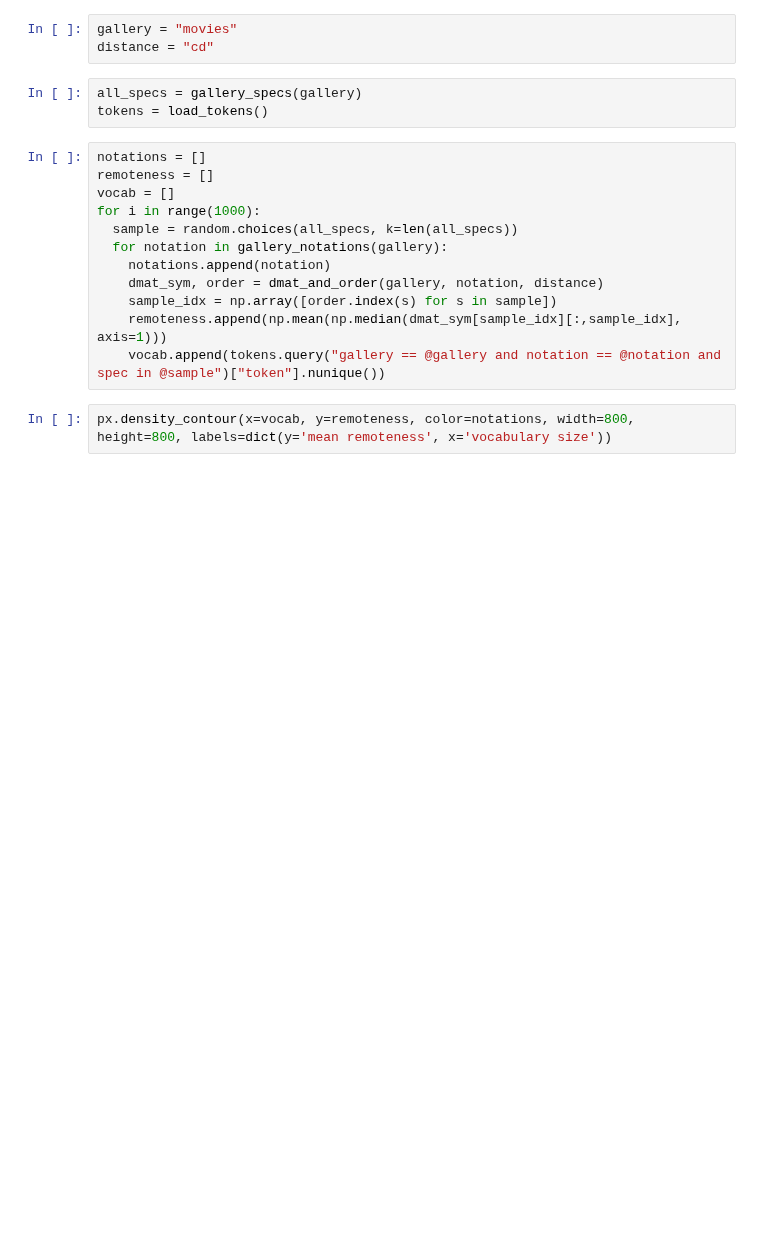
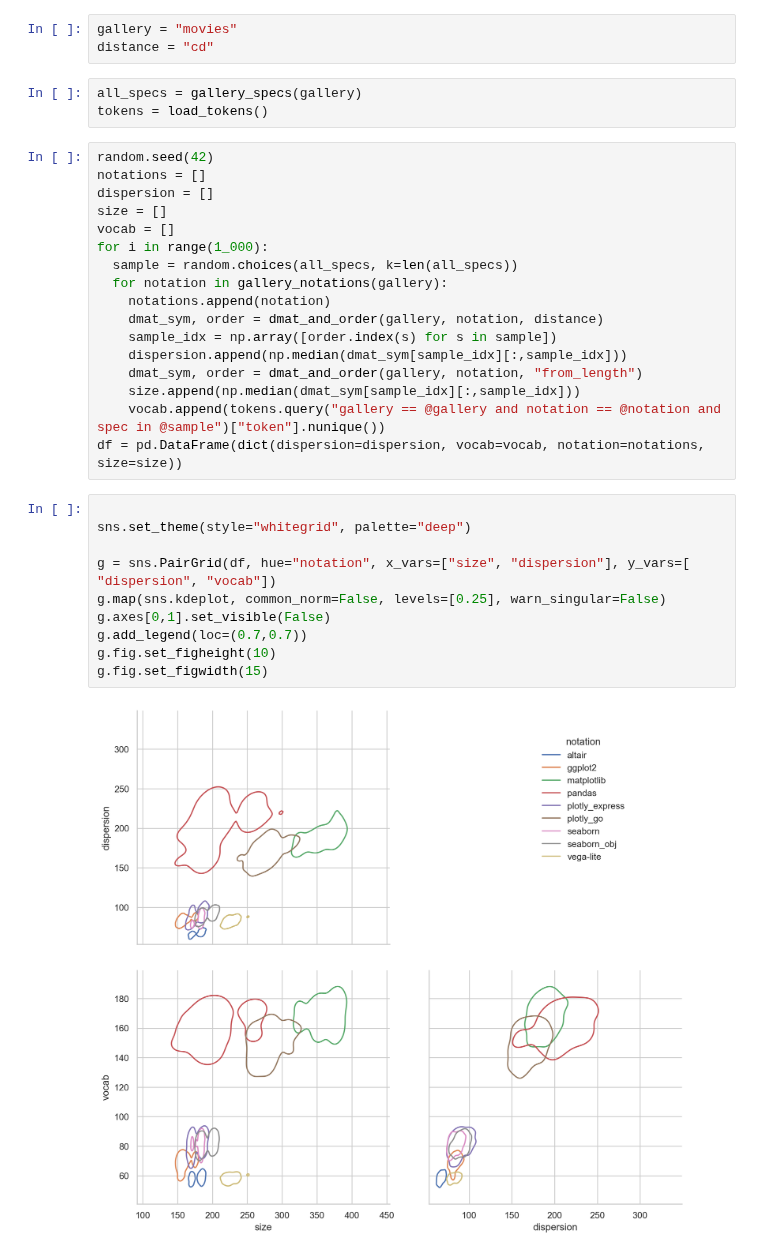
Before and after one commit to notascope/notascope, a Jupyter notebook: notebooks/bootstrap.ipynb, the cells around one changed output. Saved outputs shown, nothing was run; the diff lists cells and outputs as text; blank space fills up the shorter version.

```diff
--- a/notebooks/bootstrap.ipynb
+++ b/notebooks/bootstrap.ipynb
@@ -14,16 +16,31 @@ distance = "cd"
 all_specs = gallery_specs(gallery)
 tokens = load_tokens()
 # %%
+random.seed(42)
 notations = []
-remoteness = []
+dispersion = []
+size = []
 vocab = []
-for i in range(1000):
+for i in range(1_000):
   sample = random.choices(all_specs, k=len(all_specs))
   for notation in gallery_notations(gallery):
     notations.append(notation)
     dmat_sym, order = dmat_and_order(gallery, notation, distance)
     sample_idx = np.array([order.index(s) for s in sample])
-    remoteness.append(np.mean(np.median(dmat_sym[sample_idx][:,sample_idx], axis=1)))
+    dispersion.append(np.median(dmat_sym[sample_idx][:,sample_idx]))
+    dmat_sym, order = dmat_and_order(gallery, notation, "from_length")
+    size.append(np.median(dmat_sym[sample_idx][:,sample_idx]))
     vocab.append(tokens.query("gallery == @gallery and notation == @notation and spec in @sample")["token"].nunique())
+df = pd.DataFrame(dict(dispersion=dispersion, vocab=vocab, notation=notations, size=size))
-# %%
-px.density_contour(x=vocab, y=remoteness, color=notations, width=800, height=800, labels=dict(y='mean remoteness', x='vocabulary size'))
+# %%
+
+sns.set_theme(style="whitegrid", palette="deep")
+
+g = sns.PairGrid(df, hue="notation", x_vars=["size", "dispersion"], y_vars=[ "dispersion", "vocab"])
+g.map(sns.kdeplot, common_norm=False, levels=[0.25], warn_singular=False)
+g.axes[0,1].set_visible(False)
+g.add_legend(loc=(0.7,0.7))
+g.fig.set_figheight(10)
+g.fig.set_figwidth(15)
+# %% [output]
+[figure, added]
```
Also changed, not shown: parts of 5 cells of this notebook, 2 other files.
